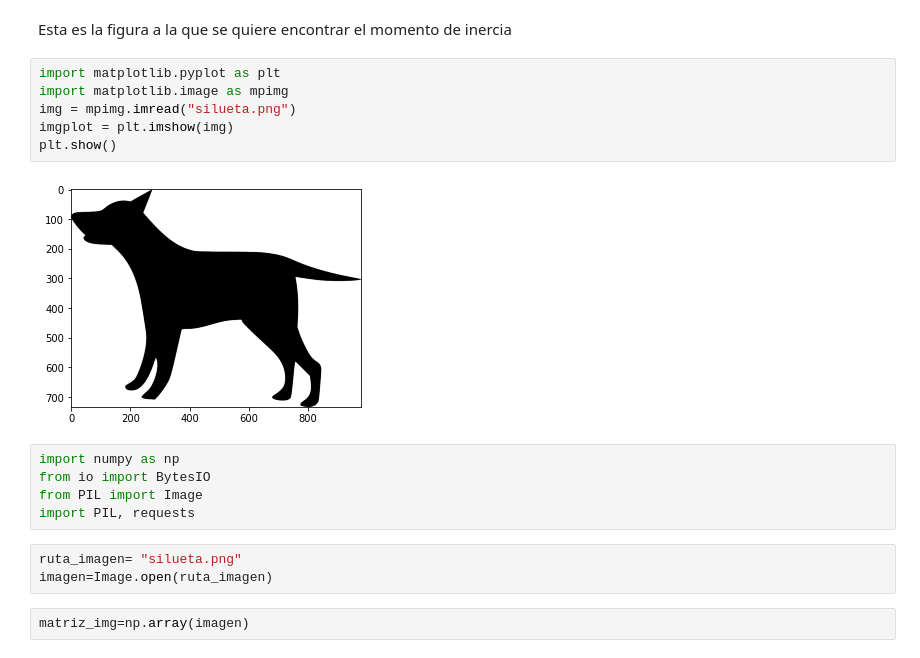
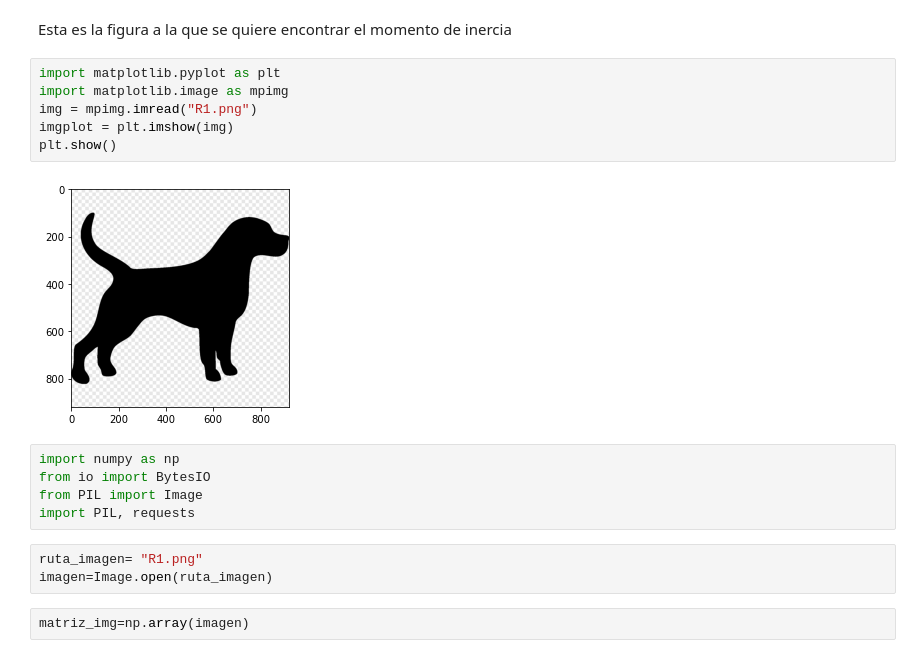
Before and after one commit to DianaCadd/Diana.an2024, a Jupyter notebook: Proyecto 2do parcial.ipynb, the cells around one changed output. Saved outputs shown, nothing was run; the diff lists cells and outputs as text.

```diff
--- a/Proyecto 2do parcial.ipynb
+++ b/Proyecto 2do parcial.ipynb
@@ -21,18 +21,18 @@ Esta es la figura a la que se quiere encontrar el momento de inercia
 # %%
 import matplotlib.pyplot as plt
 import matplotlib.image as mpimg
-img = mpimg.imread("silueta.png")
+img = mpimg.imread("R1.png")
 imgplot = plt.imshow(img)
 plt.show()
 # %% [output]
-[figure, old version]
+[figure, new version]
 # %%
 import numpy as np
 from io import BytesIO
 from PIL import Image
 import PIL, requests
 # %%
-ruta_imagen= "silueta.png"
+ruta_imagen= "R1.png"
 imagen=Image.open(ruta_imagen)
 # %%
 matriz_img=np.array(imagen)
```
Also changed, not shown: parts of 8 cells of this notebook.
